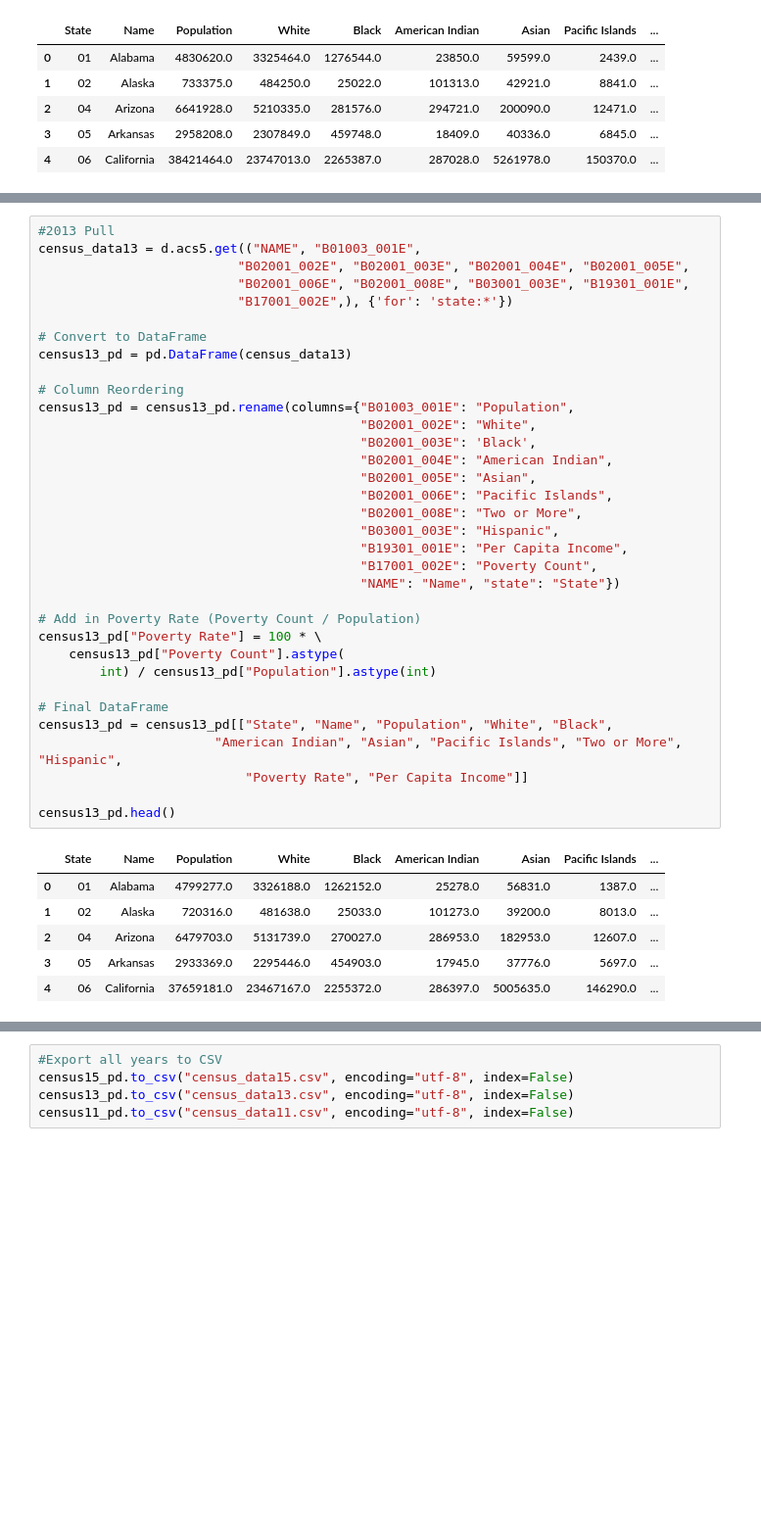
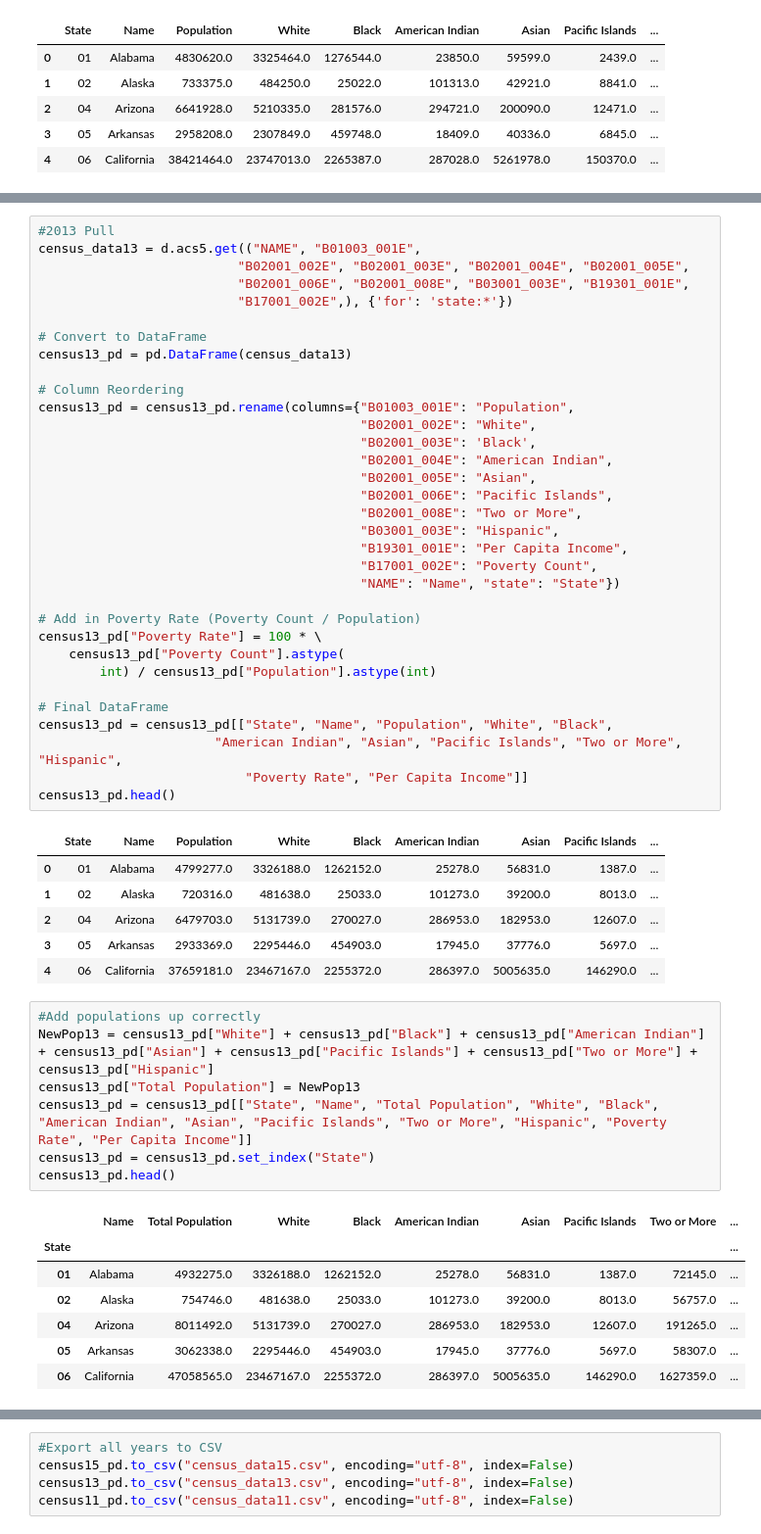
Before and after one commit to hannahduncan/bullying-in-america, a Jupyter notebook: NationalStats.ipynb, the cells around one changed output, grey strips where cells are left out. Shown at 98% size. Cells and saved outputs as stored; diff of their text form; blank space fills up the shorter version.

```diff
--- a/NationalStats.ipynb
+++ b/NationalStats.ipynb
@@ -242,7 +257,6 @@ census13_pd["Poverty Rate"] = 100 * \
 census13_pd = census13_pd[["State", "Name", "Population", "White", "Black",
                        "American Indian", "Asian", "Pacific Islands", "Two or More", "Hispanic",
                            "Poverty Rate", "Per Capita Income"]]
-
 census13_pd.head()
 # %% [output]
 |  | State | Name | Population | White | Black | American Indian | Asian | Pacific Islands | ... |
@@ -251,6 +265,21 @@ census13_pd.head()
 | 2 | 04 | Arizona | 6479703.0 | 5131739.0 | 270027.0 | 286953.0 | 182953.0 | 12607.0 | ... |
 | 3 | 05 | Arkansas | 2933369.0 | 2295446.0 | 454903.0 | 17945.0 | 37776.0 | 5697.0 | ... |
 | 4 | 06 | California | 37659181.0 | 23467167.0 | 2255372.0 | 286397.0 | 5005635.0 | 146290.0 | ... |
+# %%
+#Add populations up correctly
+NewPop13 = census13_pd["White"] + census13_pd["Black"] + census13_pd["American Indian"] + census13_pd["Asian"] + census13_pd["Pacific Islands"] + census13_pd["Two or More"] + census13_pd["Hispanic"]
+census13_pd["Total Population"] = NewPop13
+census13_pd = census13_pd[["State", "Name", "Total Population", "White", "Black", "American Indian", "Asian", "Pacific Islands", "Two or More", "Hispanic", "Poverty Rate", "Per Capita Income"]]
+census13_pd = census13_pd.set_index("State")
+census13_pd.head()
+# %% [output]
+|  | Name | Total Population | White | Black | American Indian | Asian | Pacific Islands | Two or More | ... |
+| State |  |  |  |  |  |  |  |  | ... |
+| 01 | Alabama | 4932275.0 | 3326188.0 | 1262152.0 | 25278.0 | 56831.0 | 1387.0 | 72145.0 | ... |
+| 02 | Alaska | 754746.0 | 481638.0 | 25033.0 | 101273.0 | 39200.0 | 8013.0 | 56757.0 | ... |
+| 04 | Arizona | 8011492.0 | 5131739.0 | 270027.0 | 286953.0 | 182953.0 | 12607.0 | 191265.0 | ... |
+| 05 | Arkansas | 3062338.0 | 2295446.0 | 454903.0 | 17945.0 | 37776.0 | 5697.0 | 58307.0 | ... |
+| 06 | California | 47058565.0 | 23467167.0 | 2255372.0 | 286397.0 | 5005635.0 | 146290.0 | 1627359.0 | ... |
 # %%
 #2011 Pull
 census_data11 = e.acs5.get(("NAME", "B01003_001E",
```
Also changed, not shown: parts of 3 cells of this notebook, 3 other files.
